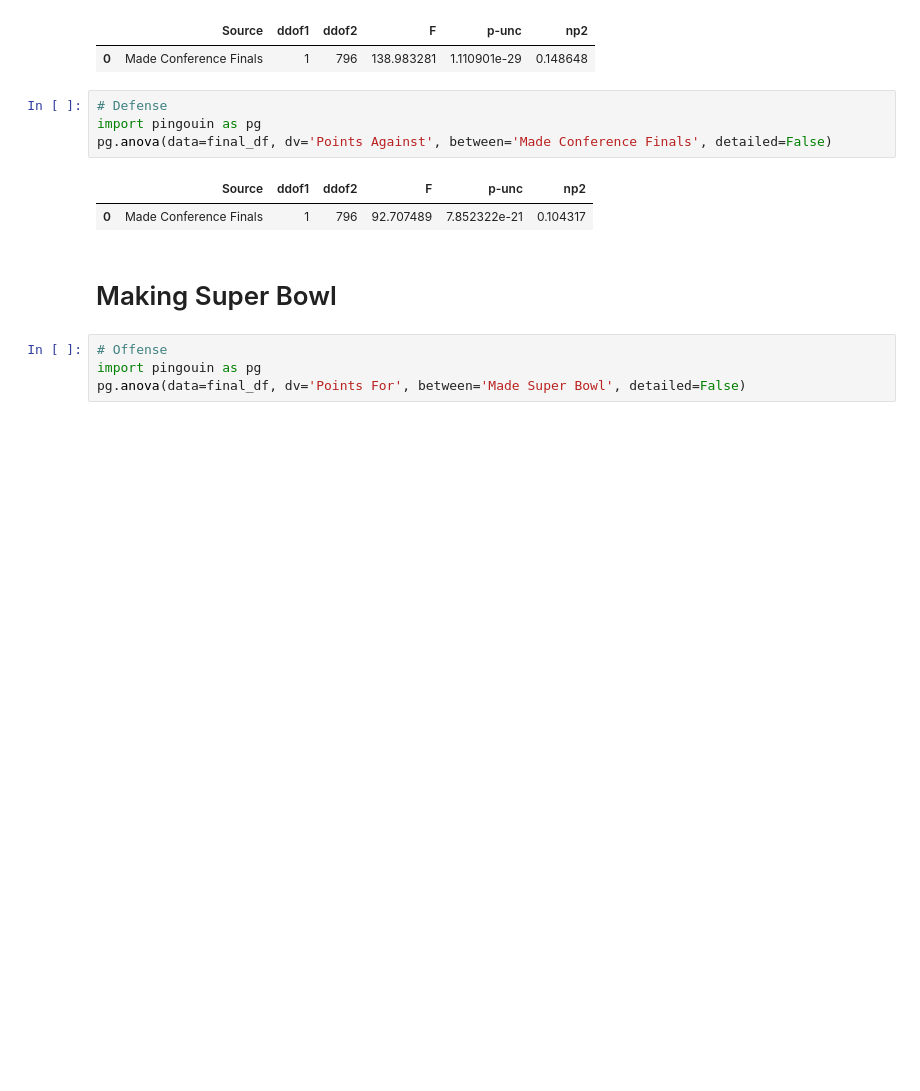
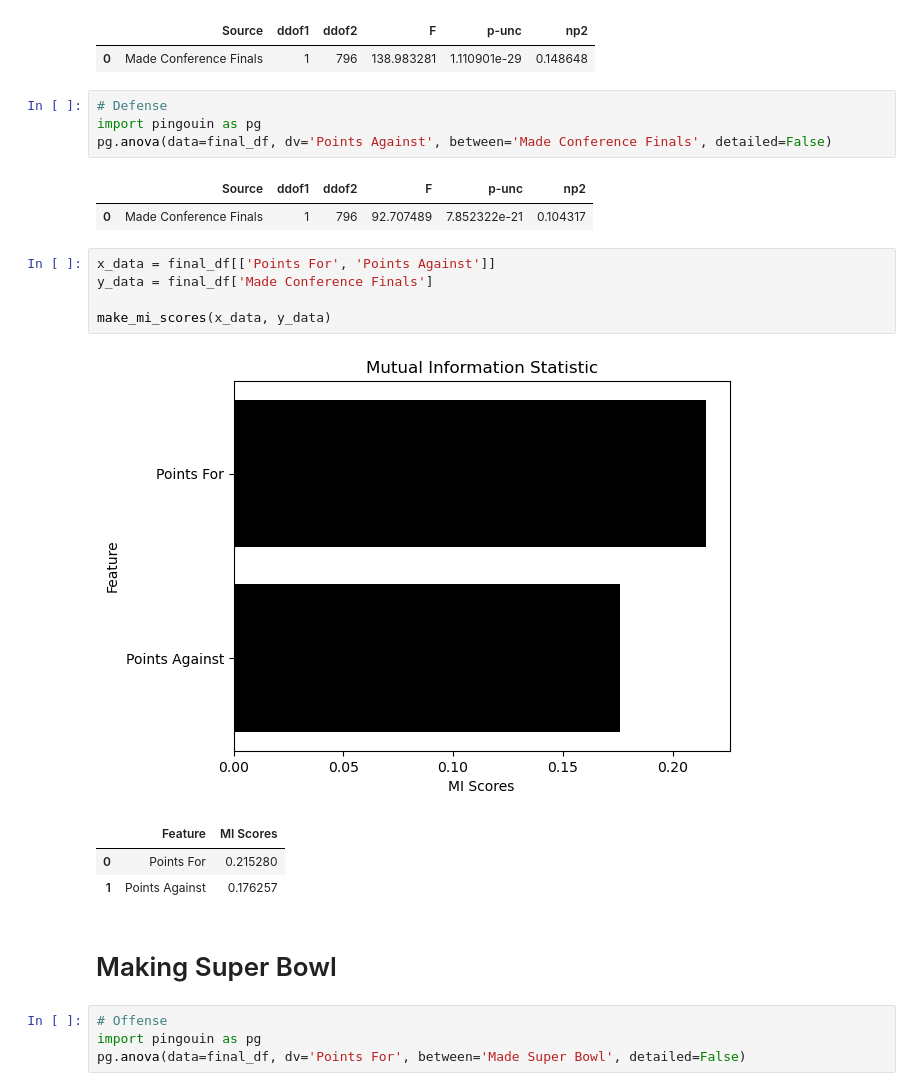
Before and after one commit to PuzzleShuffler/NFL, a Jupyter notebook: NFL.ipynb, the cells around one changed output. Drawn from its saved outputs; the diff is of its cells as text; blank space fills up the shorter version.

```diff
--- a/NFL.ipynb
+++ b/NFL.ipynb
@@ -348,6 +390,16 @@ pg.anova(data=final_df, dv='Points Against', between='Made Conference Finals', d
 # %% [output]
 |  | Source | ddof1 | ddof2 | F | p-unc | np2 |
 | 0 | Made Conference Finals | 1 | 796 | 92.707489 | 7.852322e-21 | 0.104317 |
+# %%
+x_data = final_df[['Points For', 'Points Against']]
+y_data = final_df['Made Conference Finals']
+
+make_mi_scores(x_data, y_data)
+# %% [output]
+[figure, added]
+|  | Feature | MI Scores |
+| 0 | Points For | 0.215280 |
+| 1 | Points Against | 0.176257 |
 # %% [markdown]
 # Making Super Bowl
 # %%
```
Also changed, not shown: parts of 7 cells of this notebook, 1 other file.
